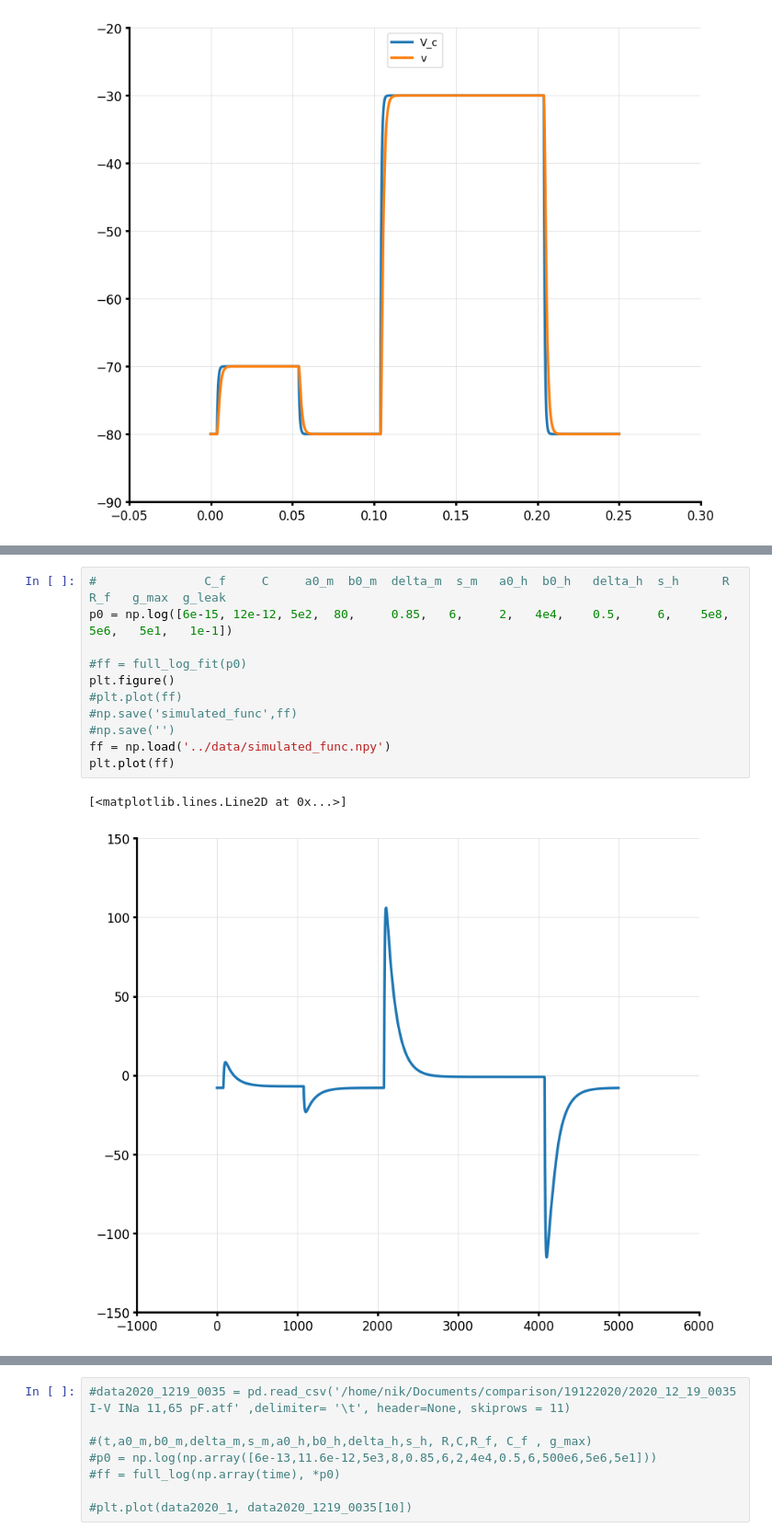
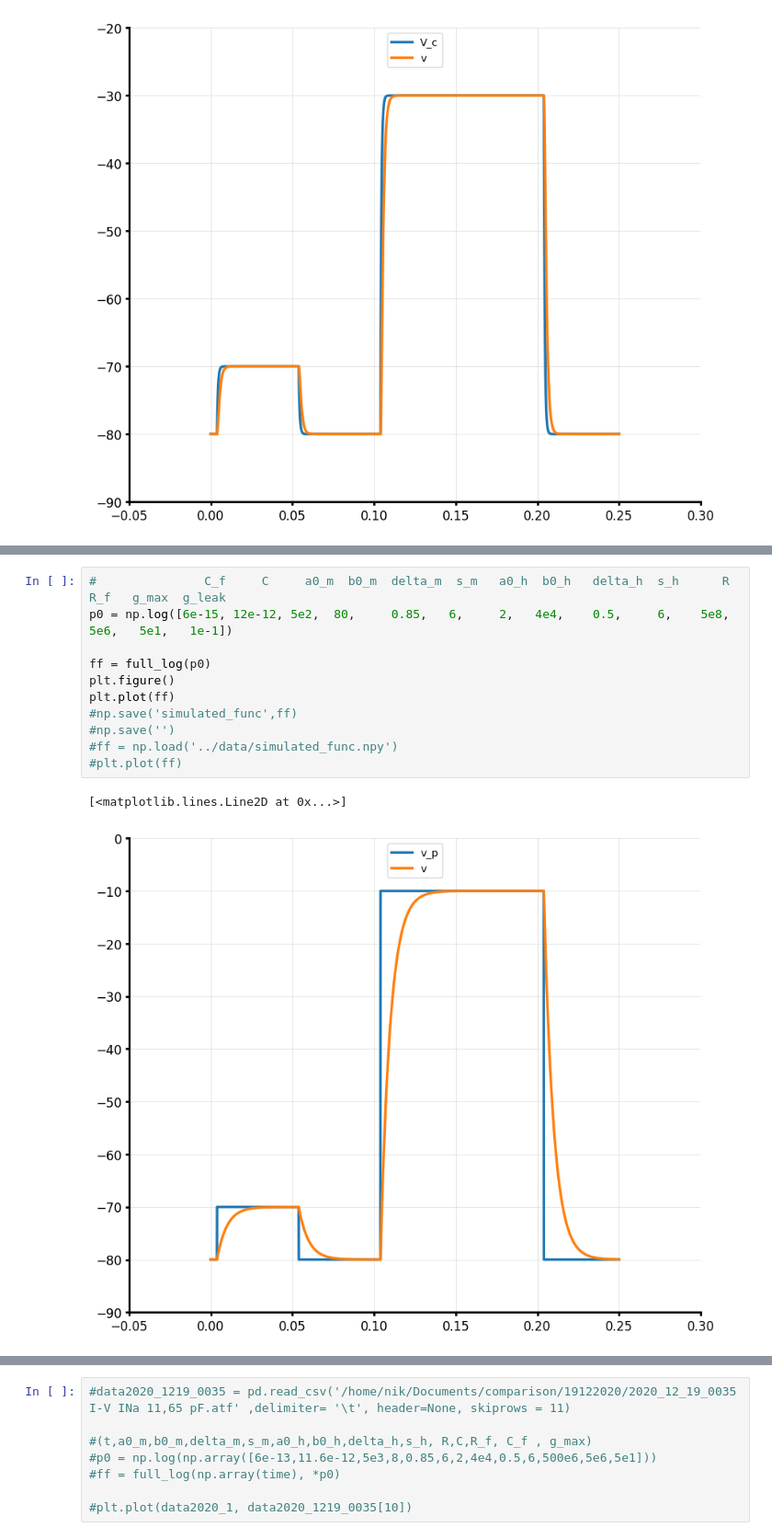
Before and after one commit to humanphysiologylab/INa_full_trace, a Jupyter notebook: notebooks/V_optimize.ipynb, the cells around one changed output, grey strips where cells are left out. Shown at 92% size. Saved outputs shown, nothing was run; the diff lists cells and outputs as text.

Commit message:
Add files via upload
added curve fitting

```diff
--- a/notebooks/V_optimize.ipynb
+++ b/notebooks/V_optimize.ipynb
@@ -464,14 +386,14 @@ def full_log(x0):#, V_m):
 # %%
 #               C_f     C     a0_m  b0_m  delta_m  s_m   a0_h  b0_h   delta_h  s_h      R    R_f   g_max  g_leak
 p0 = np.log([6e-15, 12e-12, 5e2,  80,     0.85,   6,     2,   4e4,    0.5,     6,    5e8,   5e6,   5e1,   1e-1])
 
-#ff = full_log_fit(p0)
+ff = full_log(p0)
 plt.figure()
-#plt.plot(ff)
+plt.plot(ff)
 #np.save('simulated_func',ff)
 #np.save('')
-ff = np.load('../data/simulated_func.npy')
-plt.plot(ff)
+#ff = np.load('../data/simulated_func.npy')
+#plt.plot(ff)
 # %% [output]
 [<matplotlib.lines.Line2D at 0x...>]
-[figure, old version]
+[figure, new version]
```
Also changed, not shown: parts of 12 cells of this notebook.
